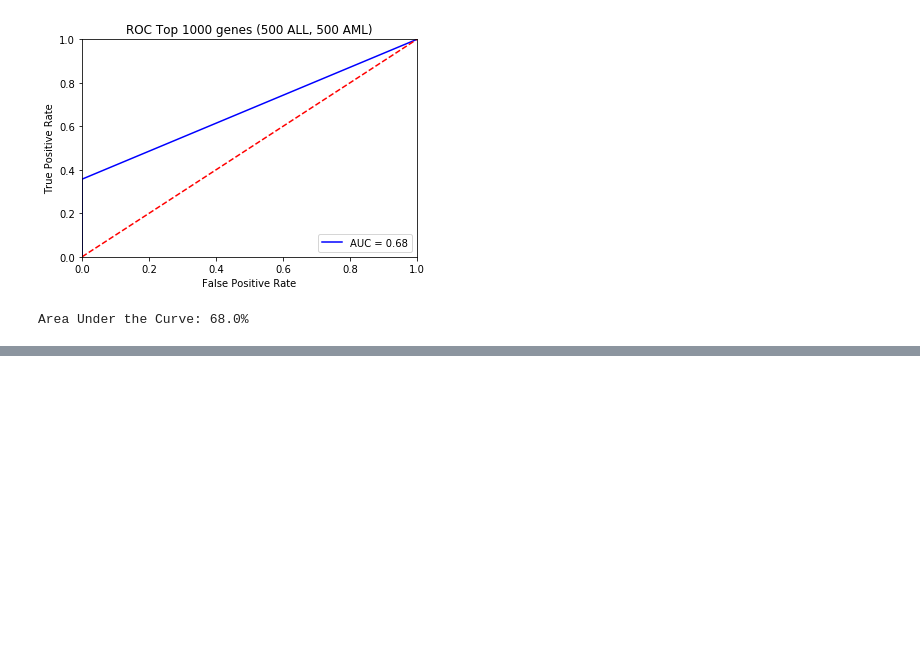
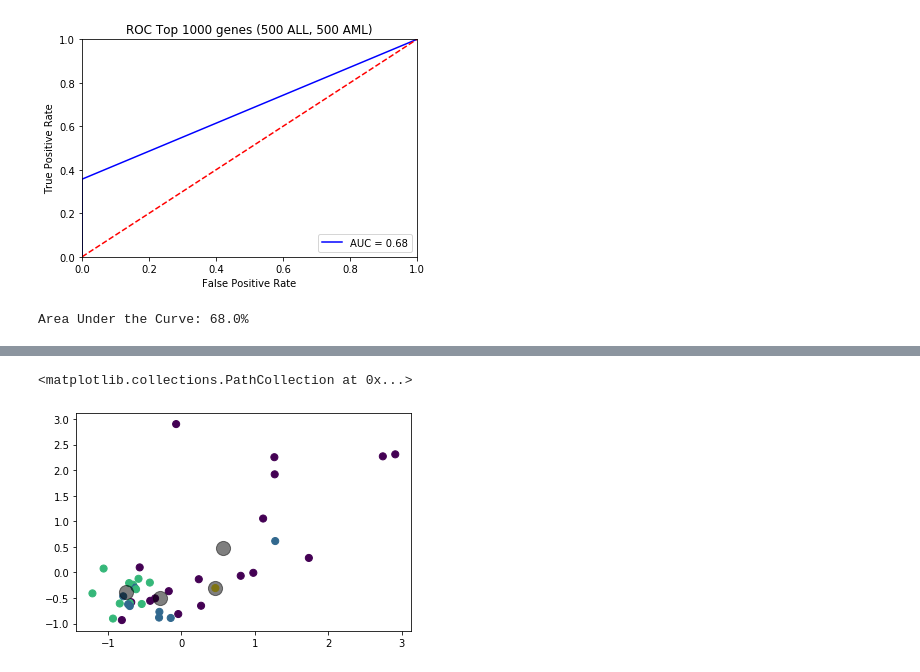
Before and after one commit to Jehutyver10/Bioinformatics-Assignment-1, a Jupyter notebook: Assignment1.ipynb, the cells around one changed output, grey strips where cells are left out. Drawn from its saved outputs; the diff is of its cells as text; code cells hidden in the pictures; blank space fills up the shorter version.

```diff
--- a/Assignment1.ipynb
+++ b/Assignment1.ipynb
@@ -655,0 +745,3 @@ Area Under the Curve: 68.0%
+# %%
+labels = kmeans.predict(features)
+centroids = kmeans.cluster_centers_
@@ -655,0 +752,7 @@ Area Under the Curve: 68.0%
+# %%
+plt.scatter(features[:, 0], features[:, 1], c=labels, s=50, cmap='viridis')
+
+plt.scatter(centroids[:, 0], centroids[:, 1], c='black', s=200, alpha=0.5)
+# %% [output]
+<matplotlib.collections.PathCollection at 0x...>
+[figure, added]
```
Also changed, not shown: parts of 13 cells of this notebook.
